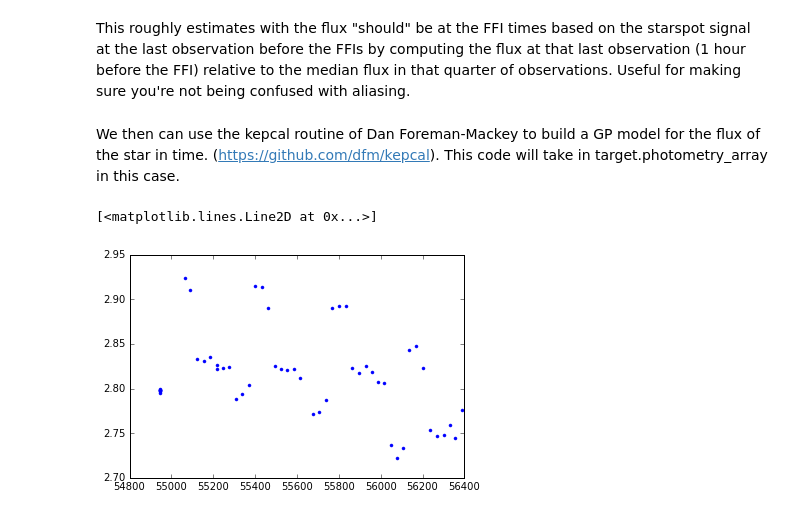
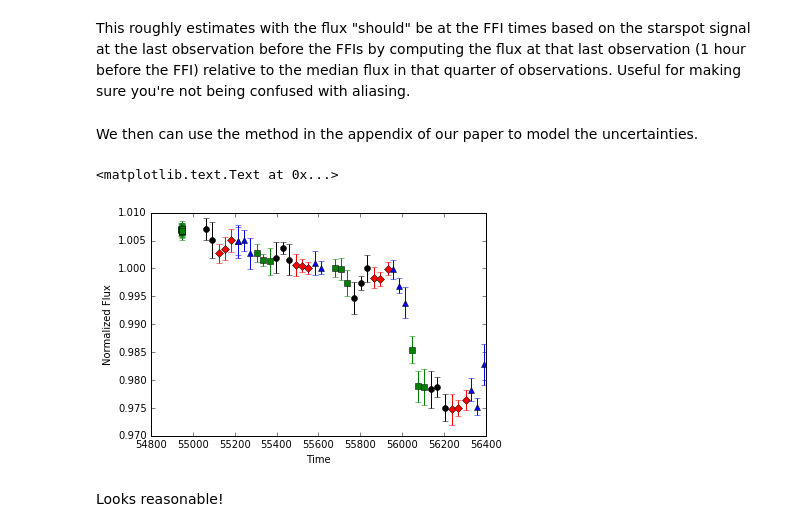
Before and after one commit to benmontet/f3, a Jupyter notebook: demo.ipynb, the cells around one changed output. Cells and saved outputs as stored; diff of their text form; code cells hidden in the pictures.

Commit message:
adding uncertainty calculation from appendix

```diff
--- a/demo.ipynb
+++ b/demo.ipynb
@@ -75,10 +73,5 @@ No obvious correlation with the large dimming here!
 target.define_spotsignal()
 # %% [markdown]
 This roughly estimates with the flux "should" be at the FFI times based on the starspot signal at the last observation before the FFIs by computing the flux at that last observation (1 hour before the FFI) relative to the median flux in that quarter of observations. Useful for making sure you're not being confused with aliasing.
-# %% [markdown]
-We then can use the kepcal routine of Dan Foreman-Mackey to build a GP model for the flux of the star in time. (https://github.com/dfm/kepcal). This code will take in target.photometry_array in this case.
-# %%
-plt.plot(target.times, target.photometry_array[:,0]/target.photometry_array[:,45], '.')
-# %% [output]
-[<matplotlib.lines.Line2D at 0x...>]
-[figure, removed]
+# %% [markdown]
+We then can use the method in the appendix of our paper to model the uncertainties.
@@ -84,0 +80,11 @@ plt.plot(target.times, target.photometry_array[:,0]/target.photometry_array[:,45
+# %%
+for i in xrange(4):
+    g = np.where(target.qs == i)[0]
+    plt.errorbar(target.times[g], target.obs_flux[g], yerr=target.target_uncert[g], fmt=fmt[i])
+plt.xlabel('Time')
+plt.ylabel('Normalized Flux')
+# %% [output]
+<matplotlib.text.Text at 0x...>
+[figure, added]
+# %% [markdown]
+Looks reasonable!
```
Also changed, not shown: parts of 4 cells of this notebook, 3 other files.
